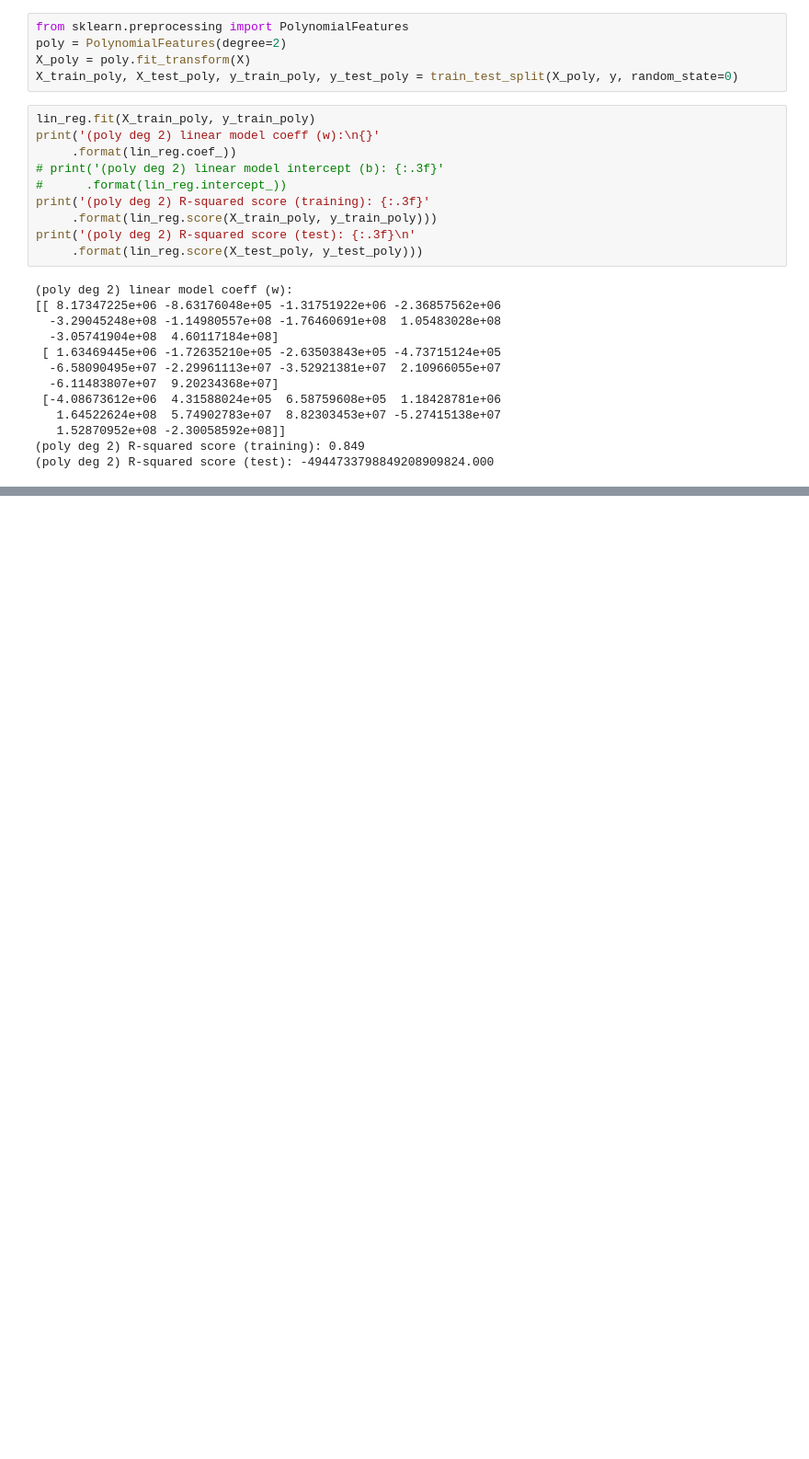
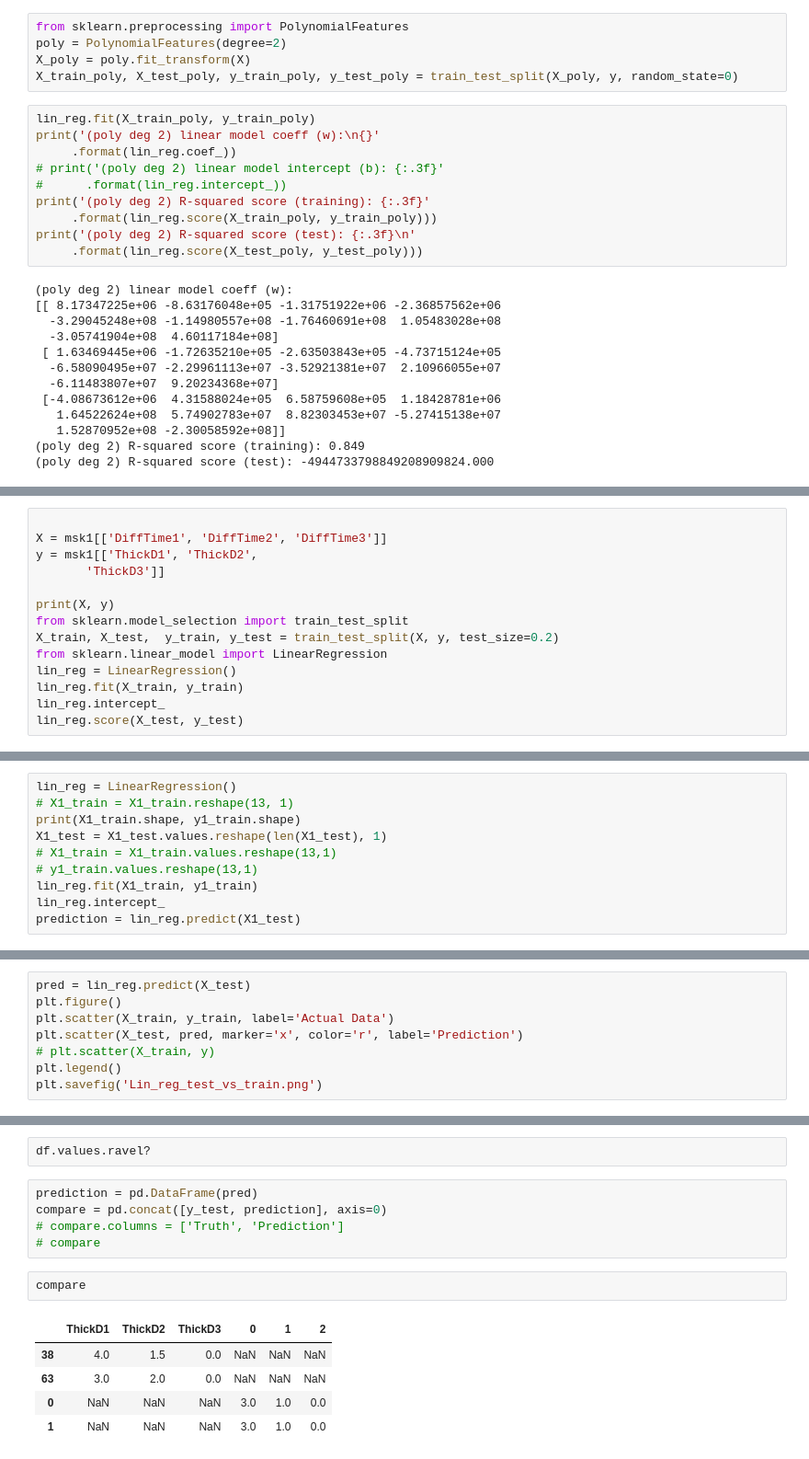
Before and after one commit to cjeffr/MachineLearningIrma, a Jupyter notebook: Lin_poly_reg.ipynb, the cells around one changed output, grey strips where cells are left out. Shown at 92% size. Drawn from its saved outputs; the diff is of its cells as text; blank space fills up the shorter version.

Commit message:
Updated with linear regression for small dataset

```diff
--- a/Lin_poly_reg.ipynb
+++ b/Lin_poly_reg.ipynb
@@ -176,0 +277,14 @@ PolynomialFeatures?
+# %%
+
+X = msk1[['DiffTime1', 'DiffTime2', 'DiffTime3']]
+y = msk1[['ThickD1', 'ThickD2',
+       'ThickD3']]
+
+print(X, y)
+from sklearn.model_selection import train_test_split
+X_train, X_test,  y_train, y_test = train_test_split(X, y, test_size=0.2)
+from sklearn.linear_model import LinearRegression
+lin_reg = LinearRegression()
+lin_reg.fit(X_train, y_train)
+lin_reg.intercept_
+lin_reg.score(X_test, y_test)
@@ -176,0 +321,10 @@ PolynomialFeatures?
+# %%
+lin_reg = LinearRegression()
+# X1_train = X1_train.reshape(13, 1)
+print(X1_train.shape, y1_train.shape)
+X1_test = X1_test.values.reshape(len(X1_test), 1)
+# X1_train = X1_train.values.reshape(13,1)
+# y1_train.values.reshape(13,1)
+lin_reg.fit(X1_train, y1_train)
+lin_reg.intercept_
+prediction = lin_reg.predict(X1_test)
@@ -176,0 +345,8 @@ PolynomialFeatures?
+# %%
+pred = lin_reg.predict(X_test)
+plt.figure()
+plt.scatter(X_train, y_train, label='Actual Data')
+plt.scatter(X_test, pred, marker='x', color='r', label='Prediction')
+# plt.scatter(X_train, y)
+plt.legend()
+plt.savefig('Lin_reg_test_vs_train.png')
@@ -176,0 +412,15 @@ PolynomialFeatures?
+# %%
+df.values.ravel?
+# %%
+prediction = pd.DataFrame(pred)
+compare = pd.concat([y_test, prediction], axis=0)
+# compare.columns = ['Truth', 'Prediction']
+# compare
+# %%
+compare
+# %% [output]
+|  | ThickD1 | ThickD2 | ThickD3 | 0 | 1 | 2 |
+| 38 | 4.0 | 1.5 | 0.0 | NaN | NaN | NaN |
+| 63 | 3.0 | 2.0 | 0.0 | NaN | NaN | NaN |
+| 0 | NaN | NaN | NaN | 3.0 | 1.0 | 0.0 |
+| 1 | NaN | NaN | NaN | 3.0 | 1.0 | 0.0 |
```
Also changed, not shown: parts of 32 cells of this notebook.
